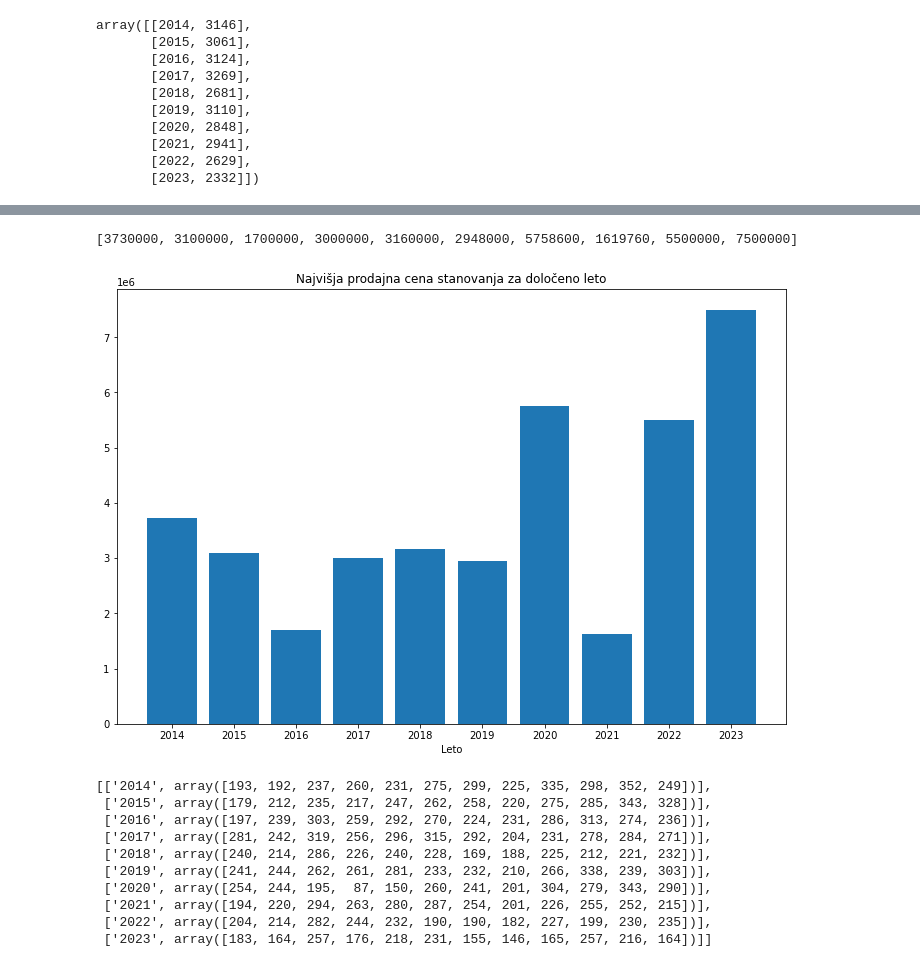
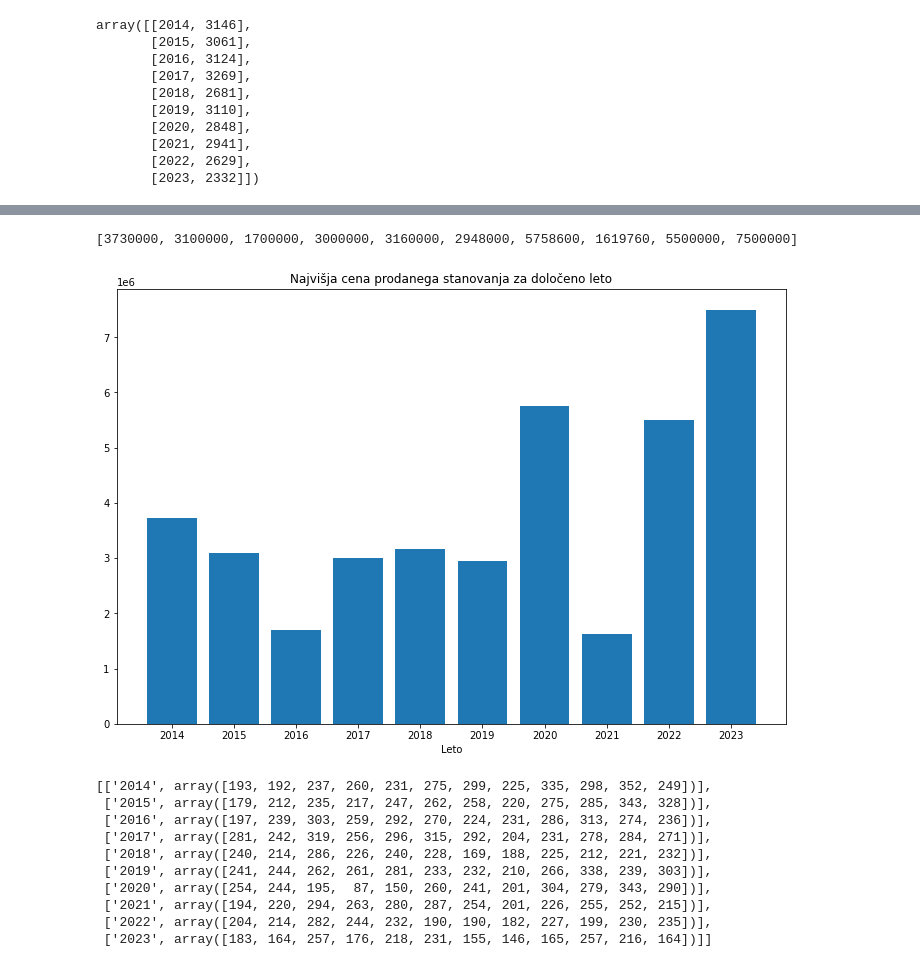
Before and after one commit to klemen-s/PR24KSLN, a Jupyter notebook: report.ipynb, the cells around one changed output, grey strips where cells are left out. Saved outputs shown, nothing was run; the diff lists cells and outputs as text; code cells hidden in the pictures.

```diff
--- a/report.ipynb
+++ b/report.ipynb
@@ -162,23 +144,23 @@ plt.show()
 # %%
 # MAX prodajna cena za vsako leto
 x_os = stevilo_prodaj_po_letih[:, 0]
 
 max_cena_za_vsako_leto = []
 
 for leto_analize in podatki_za_leto:
     max_cena_za_vsako_leto.append(np.max(leto_analize[:, 6].astype(int)))
 
 print(max_cena_za_vsako_leto)
 
 plt.figure(figsize=(12,8))
 plt.bar(x_os, max_cena_za_vsako_leto)
-plt.title("Najvišja prodajna cena stanovanja za določeno leto")
+plt.title("Najvišja cena prodanega stanovanja za določeno leto")
 plt.xlabel("Leto")
 plt.xticks(x_os)
 plt.show()
 # %% [output]
 [3730000, 3100000, 1700000, 3000000, 3160000, 2948000, 5758600, 1619760, 5500000, 7500000]
-[figure, old version]
+[figure, new version]
 # %%
 # Line graph za število prodanih stanovanj za vsak mesec v letu za posamezna leta
 
```
Also changed, not shown: parts of 2 cells of this notebook.
